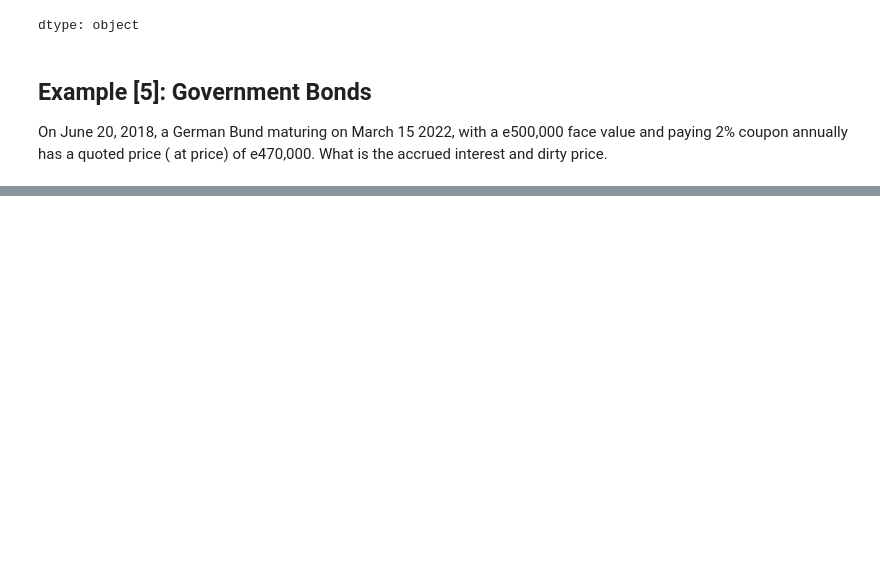
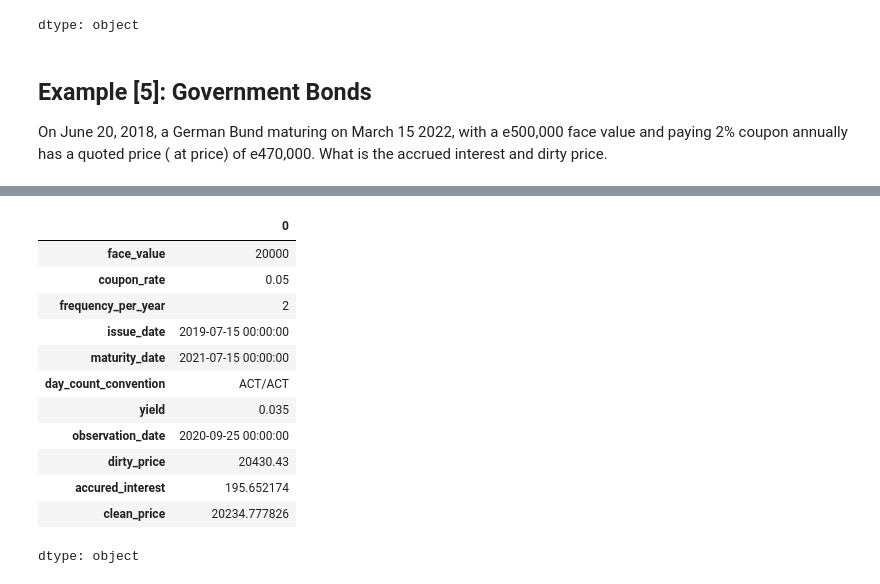
Before and after one commit to horasan/ml, a Jupyter notebook: R_LER_TREASURY_FIXED_INCOME_1.ipynb, the cells around one changed output, grey strips where cells are left out. Drawn from its saved outputs; the diff is of its cells as text; code cells hidden in the pictures; blank space fills up the shorter version.

```diff
--- a/R_LER_TREASURY_FIXED_INCOME_1.ipynb
+++ b/R_LER_TREASURY_FIXED_INCOME_1.ipynb
@@ -1143,0 +1119,35 @@ dirty_price = -1
+# %%
+observation_date = datetime.datetime(2020, 9, 25)
+maturity_date = datetime.datetime(2021, 7, 15)
+face_value = 20000
+coupon_rate = 5/100
+yield_in = 3.5/100
+payment_frequency = 2 # 2 coupons per year
+
+issue_date = datetime.datetime(2019, 7, 15) #assuming
+
+bond7, all_info = get_bond_lifecycle_for_observation_date(
+    face_value = face_value,
+    coupon_rate = coupon_rate,
+    frequency_per_year=payment_frequency,
+    issue_date = issue_date,
+    maturity_date = maturity_date,
+    day_count_convention="ACT/ACT",
+    observation_date =observation_date, yield_in = yield_in)
+
+bond7
+all_info
+# %% [output]
+|  | 0 |
+| face_value | 20000 |
+| coupon_rate | 0.05 |
+| frequency_per_year | 2 |
+| issue_date | 2019-07-15 00:00:00 |
+| maturity_date | 2021-07-15 00:00:00 |
+| day_count_convention | ACT/ACT |
+| yield | 0.035 |
+| observation_date | 2020-09-25 00:00:00 |
+| dirty_price | 20430.43 |
+| accured_interest | 195.652174 |
+| clean_price | 20234.777826 |
+dtype: object
```
Also changed, not shown: parts of 7 cells of this notebook.
